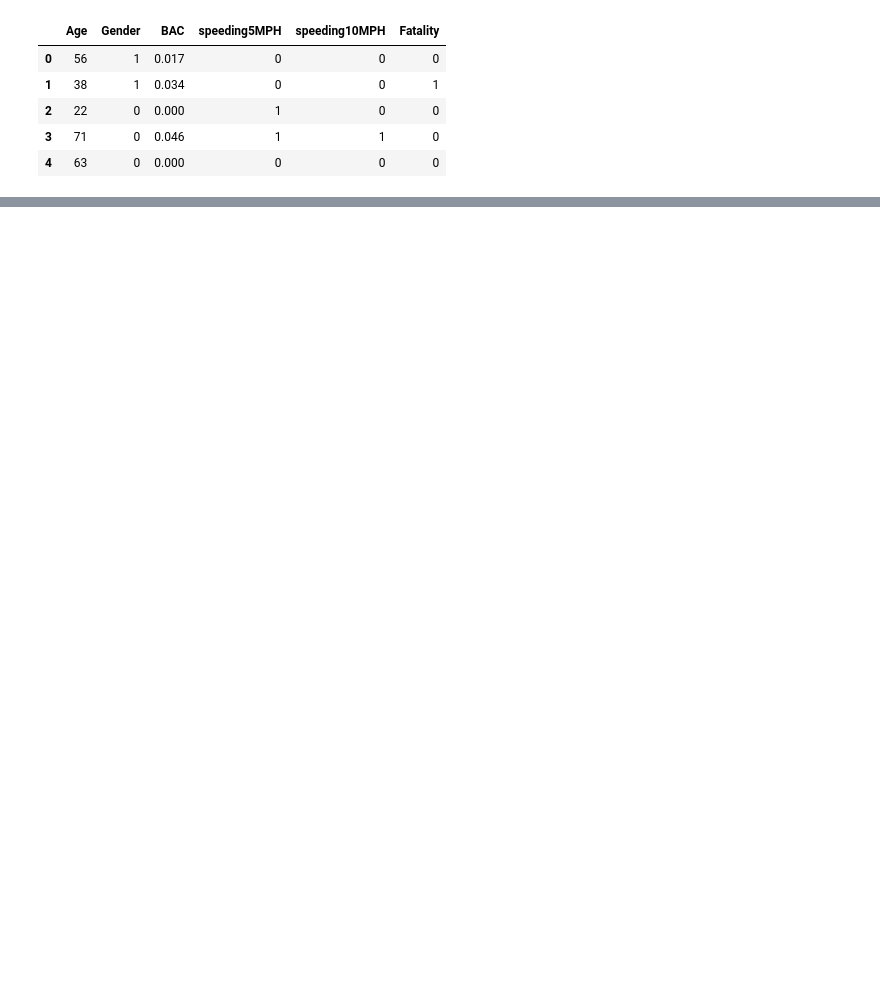
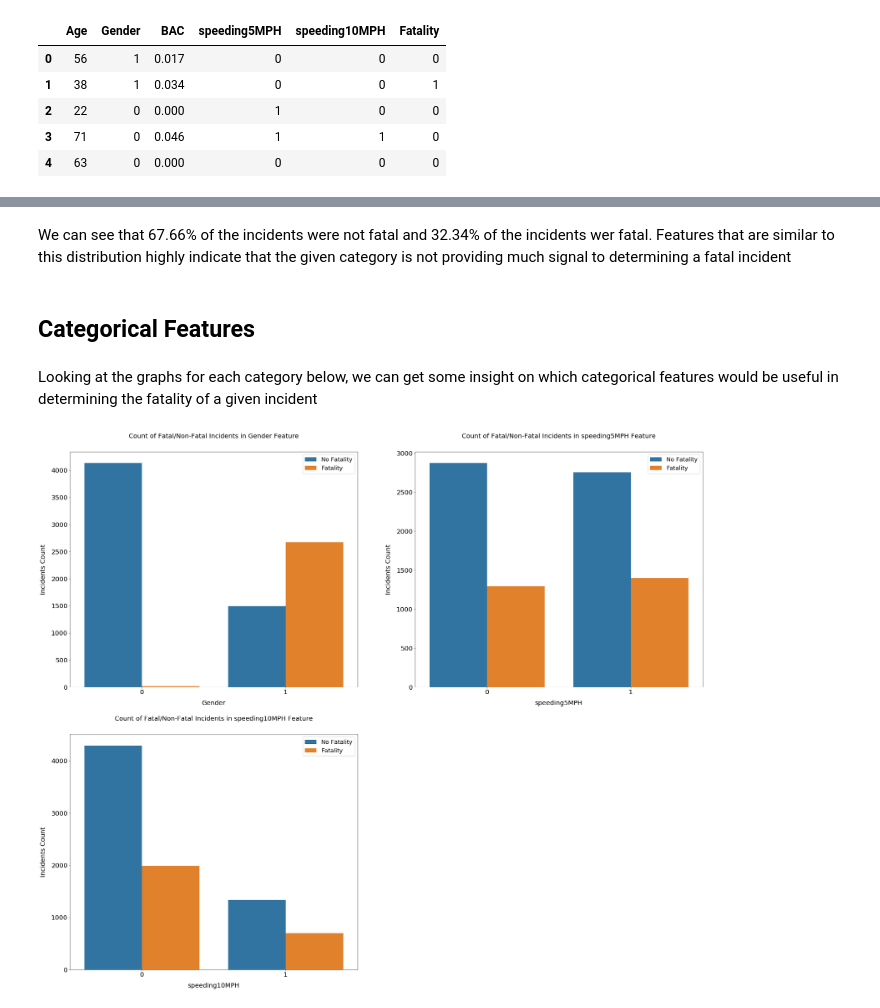
Before and after one commit to jin-sj/cs686_machine_learning, a Jupyter notebook: hw4/hw4.ipynb, the cells around one changed output, grey strips where cells are left out. Drawn from its saved outputs; the diff is of its cells as text; code cells hidden in the pictures; blank space fills up the shorter version.

```diff
--- a/hw4/hw4.ipynb
+++ b/hw4/hw4.ipynb
@@ -51,0 +74,30 @@ train_df.head()
+# %% [markdown]
+We can see that 67.66% of the incidents were not fatal and 32.34% of the incidents wer fatal.
+Features that are similar to this distribution highly indicate
+that the given category is not providing much signal to determining a fatal incident
+# %% [markdown]
+## Categorical Features
+# %% [markdown]
+Looking at the graphs for each category below, we can get some insight on which categorical features would be useful in determining the fatality of a given incident
+# %%
+categorical_features = ["Gender", "speeding5MPH", "speeding10MPH"]
+
+fig, axs = plt.subplots(ncols=2, nrows=2, figsize=(20, 20))
+plt.subplots_adjust(right=1.5, top=1.25)
+
+for i, feature in enumerate(categorical_features, 1):
+    plt.subplot(2, 2, i)
+    sb.countplot(x=feature, hue='Fatality', data=train_df)
+
+    plt.xlabel('{}'.format(feature), size=20, labelpad=15)
+    plt.ylabel('Incidents Count', size=20, labelpad=15)
+    plt.tick_params(axis='x', labelsize=20)
+    plt.tick_params(axis='y', labelsize=20)
+
+    plt.legend(['No Fatality', 'Fatality'], loc='upper right', prop={'size': 18})
+    plt.title('Count of Fatal/Non-Fatal Incidents in {} Feature'.format(feature), size=20, y=1.05)
+
+fig.delaxes(axs[1, 1])
+plt.show()
+# %% [output]
+[figure, added]
```
Also changed, not shown: parts of 31 cells of this notebook.
